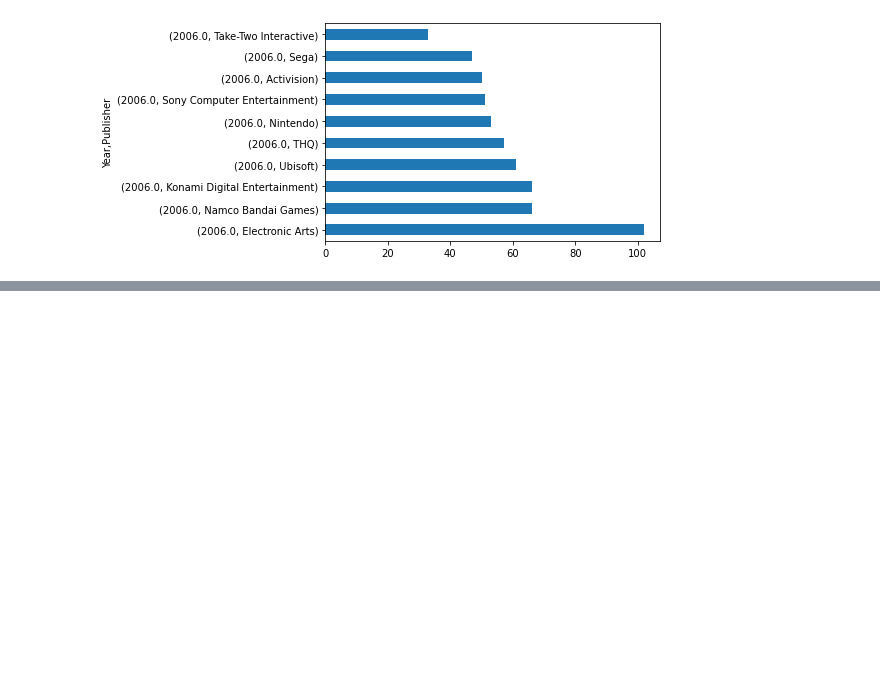
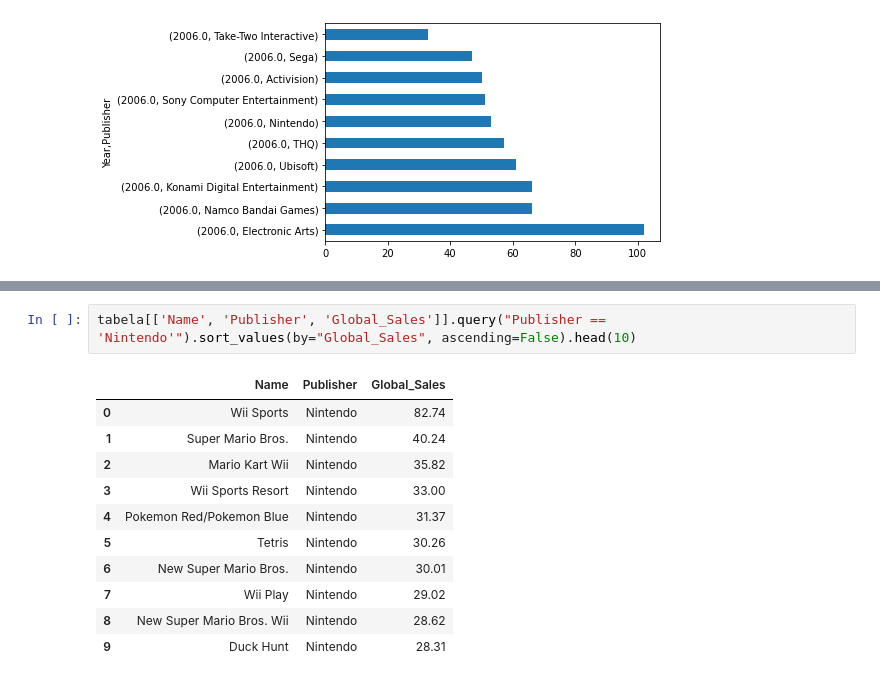
Before and after one commit to DevRaphael7/exercicios_matplotlib, a Jupyter notebook: 005 - Venda de jogos 1980 a 2016.ipynb, the cells around one changed output, grey strips where cells are left out. Saved outputs shown, nothing was run; the diff lists cells and outputs as text; blank space fills up the shorter version.

```diff
--- a/005 - Venda de jogos 1980 a 2016.ipynb
+++ b/005 - Venda de jogos 1980 a 2016.ipynb
@@ -390,0 +402,14 @@ tabela[['Year', 'Publisher']].query("Year == '2006'").sort_values(by= 'Year' ,as
+# %%
+tabela[['Name', 'Publisher', 'Global_Sales']].query("Publisher == 'Nintendo'").sort_values(by="Global_Sales", ascending=False).head(10)
+# %% [output]
+|  | Name | Publisher | Global_Sales |
+| 0 | Wii Sports | Nintendo | 82.74 |
+| 1 | Super Mario Bros. | Nintendo | 40.24 |
+| 2 | Mario Kart Wii | Nintendo | 35.82 |
+| 3 | Wii Sports Resort | Nintendo | 33.00 |
+| 4 | Pokemon Red/Pokemon Blue | Nintendo | 31.37 |
+| 5 | Tetris | Nintendo | 30.26 |
+| 6 | New Super Mario Bros. | Nintendo | 30.01 |
+| 7 | Wii Play | Nintendo | 29.02 |
+| 8 | New Super Mario Bros. Wii | Nintendo | 28.62 |
+| 9 | Duck Hunt | Nintendo | 28.31 |
```
Also changed, not shown: parts of 4 cells of this notebook, 7 other files.
